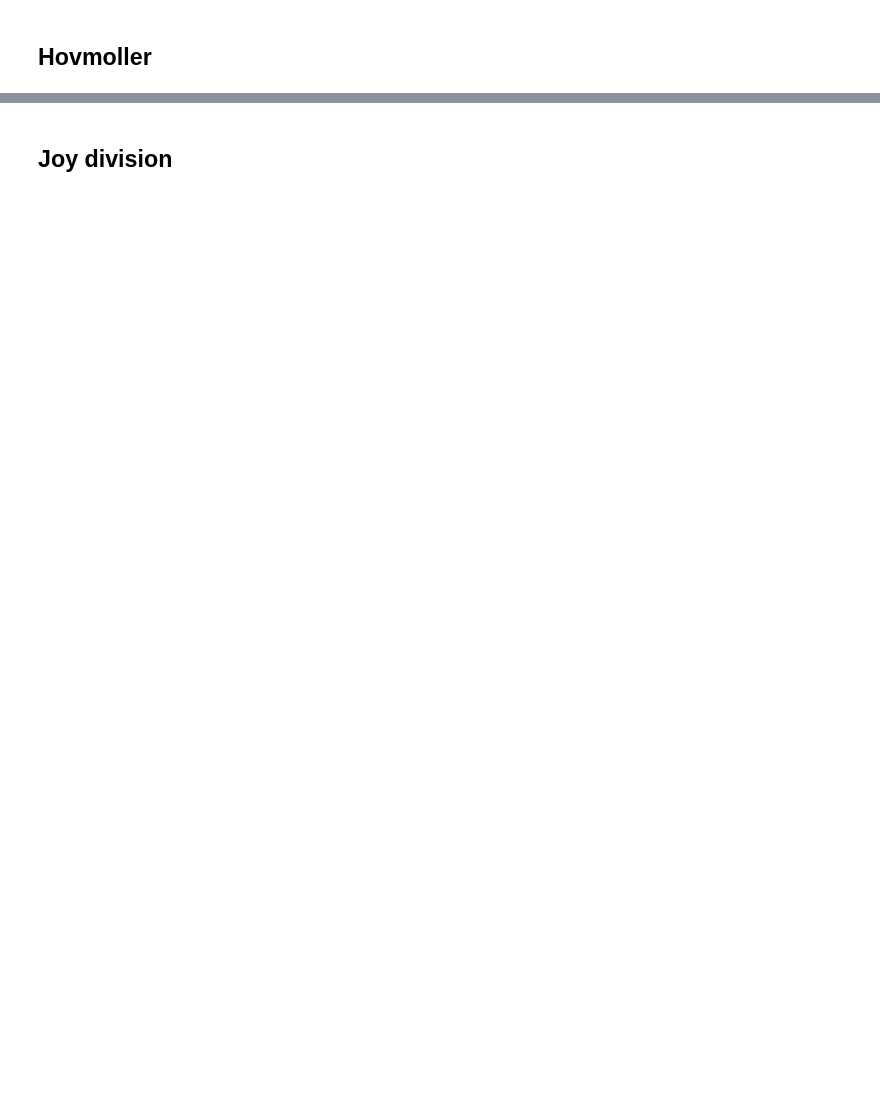
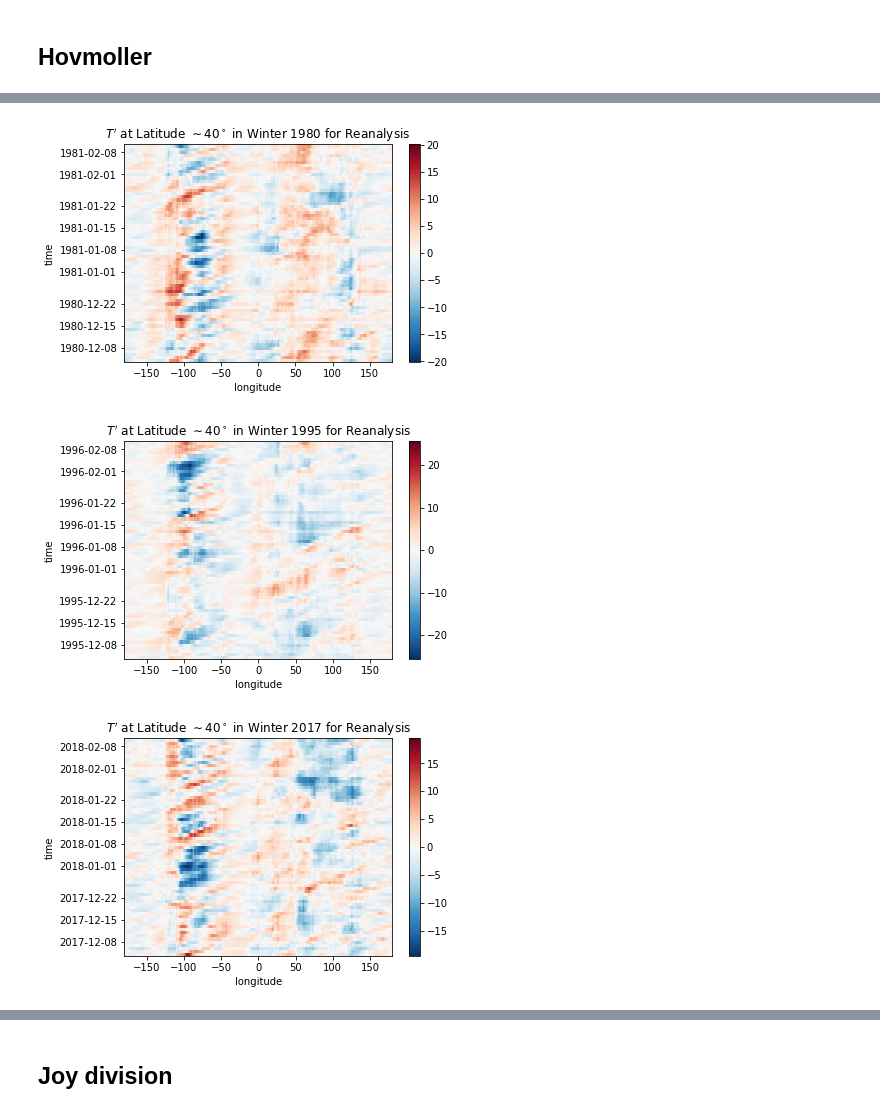
Before and after one commit to geosciences-data-practicum/reanalysis_getter, a Jupyter notebook: analysis/Hovmollers_other_pure_plotting.ipynb, the cells around one changed output, grey strips where cells are left out. Saved outputs shown, nothing was run; the diff lists cells and outputs as text; code cells hidden in the pictures; blank space fills up the shorter version.

```diff
--- a/analysis/Hovmollers_other_pure_plotting.ipynb
+++ b/analysis/Hovmollers_other_pure_plotting.ipynb
@@ -61,0 +66,12 @@ dm_tprime_xr.isel(time=1).to_array().plot()
+# %%
+# now lets look at the difference between three winters in the past
+selected_dates= pd.date_range('1980-12-04',periods=period,freq='D')
+hovmoller(dm_tprime_xr_reanalysis,lat_range_reanalysis,selected_dates)
+selected_dates= pd.date_range('1995-12-04',periods=period,freq='D')
+hovmoller(dm_tprime_xr_reanalysis,lat_range_reanalysis,selected_dates)
+selected_dates= pd.date_range('2017-12-04',periods=period,freq='D')
+hovmoller(dm_tprime_xr_reanalysis,lat_range_reanalysis,selected_dates)
+# %% [output]
+[figure, added]
+[figure, added]
+[figure, added]
```
Also changed, not shown: parts of 14 cells of this notebook.
